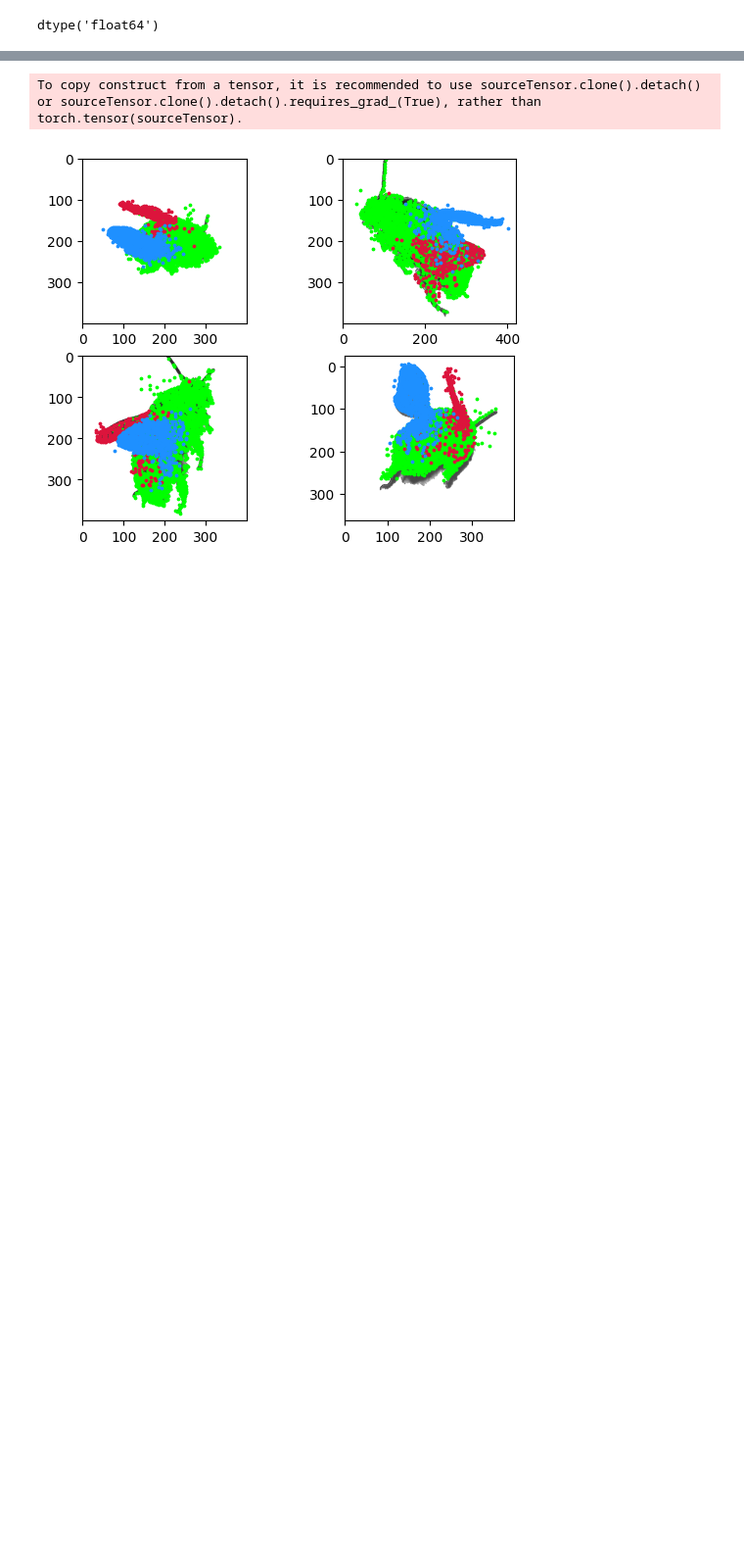
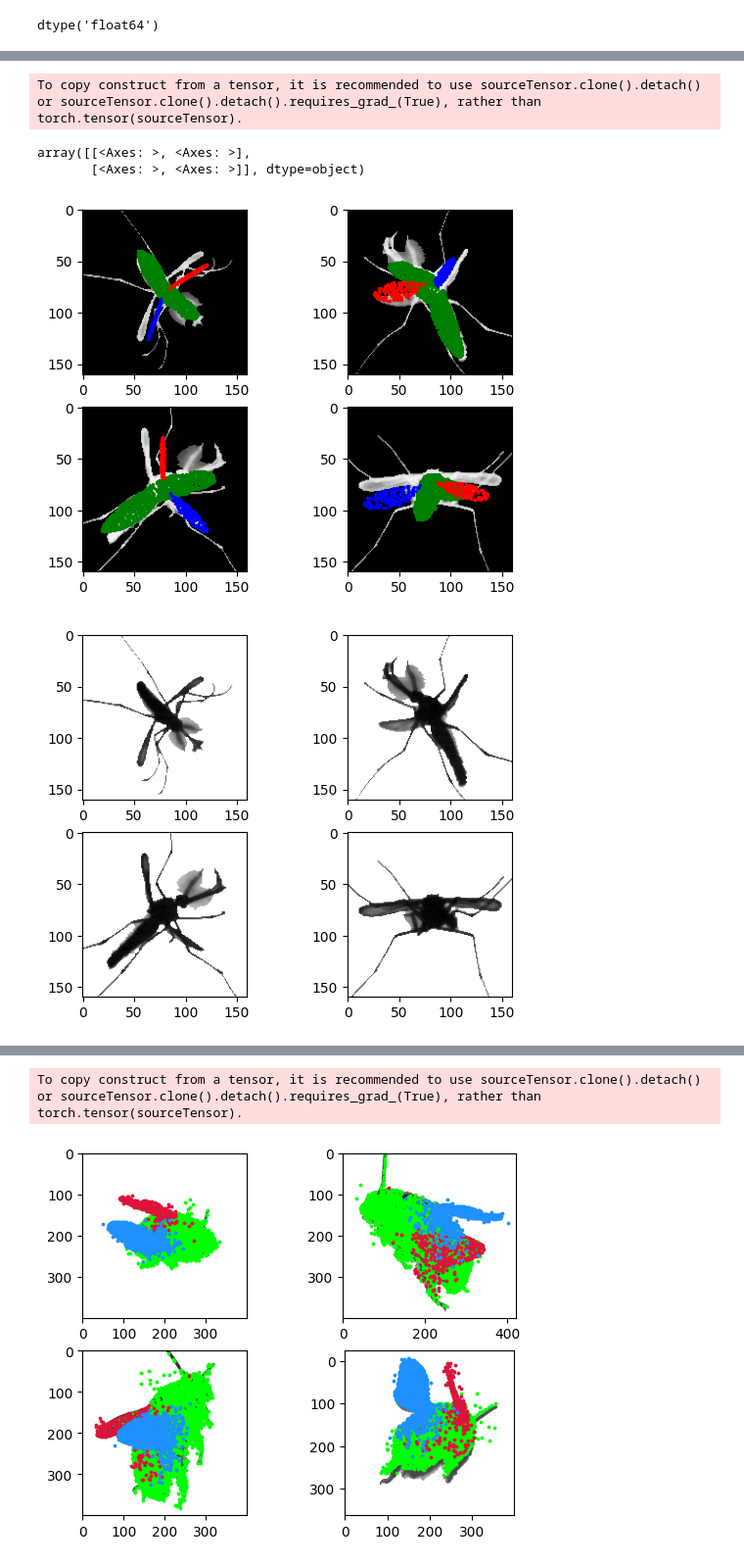
Before and after one commit to shuiit/model_gaussian_splatting, a Jupyter notebook: model/run_model.ipynb, the cells around one changed output, grey strips where cells are left out. Shown: that part at 98% size. Cells and saved outputs as stored; diff of their text form; code cells hidden in the pictures; blank space fills up the shorter version.

```diff
--- a/model/run_model.ipynb
+++ b/model/run_model.ipynb
@@ -230,2 +422,63 @@ To copy construct from a tensor, it is recommended to use sourceTensor.clone().d
+# %%
+# bod = nominal_initial_angles[mov_frame]['body_angles']
+# bod[0] = 180
+
+import Plotters
+body_angles = torch.tensor([-80.0,0,20.0],device='cuda')
+body_angles[2] = -body_angles[2]
+
+right_wing_angles = torch.tensor([20,-90.0,-0.0],device='cuda')
+
+# right_wing_angles[1] = 127
+right_wing_angles_joint1 = torch.tensor(0.0).cuda()
+right_wing_angles_joint2 = torch.tensor(0.0).cuda()
+right_wing_twist_joint1 = torch.tensor(-0.0).cuda()
+right_wing_twist_joint2 = torch.tensor(-0.0).cuda()
+
+
+
+left_wing_angles = torch.tensor([0,0,0,0],device='cuda')
+# left_wing_angles[1] = 73-180
+left_wing_angles = torch.tensor([-20,-90.0,15.0],device='cuda')
+
+left_wing_angles_center = torch.tensor([0,0,-0.0],device='cuda')
+left_wing_angles_joint1 = torch.tensor(-0.0).cuda()
+left_wing_angles_joint2 = torch.tensor(-0.0).cuda()
+left_wing_twist_joint1 = torch.tensor(0.0).cuda()
+left_wing_twist_joint2 = torch.tensor(0.0).cuda()
+
+thorax_ang=  torch.tensor(-20.0).cuda()
+
+
+
+cm_point_lab_t = cm_point_lab
+
+means3D = model_utils.transform_pose(skin,weights,body_angles,list_joints_pitch_update,joint_list,bones,cm_point_lab_t,right_wing_angles,
+                   left_wing_angles,right_wing_angles_joint1,left_wing_angles_joint1,
+                   right_wing_twist_joint1,left_wing_twist_joint1,right_wing_angles_joint2,left_wing_angles_joint2,
+                   right_wing_twist_joint2,left_wing_twist_joint2, thorax_ang)
+means3D_ew = torch.tensor(torch.tensor(ew_to_lab.T).cuda().float() @ means3D.T,device='cuda').float().T
+
+body_ew = means3D_ew[:body.ptcloud_skin.shape[0],:]
+rw_ew = means3D_ew[body.ptcloud_skin.shape[0]:body.ptcloud_skin.shape[0]+right_wing.ptcloud_skin.shape[0],:]
+lw_ew = means3D_ew[body.ptcloud_skin.shape[0]+right_wing.ptcloud_skin.shape[0]:body.ptcloud_skin.shape[0]+right_wing.ptcloud_skin.shape[0] + left_wing.ptcloud_skin.shape[0],:]
+
+
+body_model = means3D[:body.ptcloud_skin.shape[0],:]
+rw_model = means3D[body.ptcloud_skin.shape[0]:body.ptcloud_skin.shape[0]+right_wing.ptcloud_skin.shape[0],:]
+lw_model = means3D[body.ptcloud_skin.shape[0]+right_wing.ptcloud_skin.shape[0]:body.ptcloud_skin.shape[0]+right_wing.ptcloud_skin.shape[0] + left_wing.ptcloud_skin.shape[0],:]
+
+
+ax = Plotters.plot_projections(body_ew[::1,:].cpu(),frames_per_cam, color = 'green')
+ax = Plotters.plot_projections(rw_ew[::10,:].cpu(),frames_per_cam, color = 'red', ax = ax)
+ax = Plotters.plot_projections(lw_ew[::10,:].cpu(),frames_per_cam, color = 'blue', ax = ax)
+
+Plotters.plot_images(frames_per_cam, ax = None)
+# %% [output]
+To copy construct from a tensor, it is recommended to use sourceTensor.clone().detach() or sourceTensor.clone().detach().requires_grad_(True), rather than torch.tensor(sourceTensor).
+array([[<Axes: >, <Axes: >],
+       [<Axes: >, <Axes: >]], dtype=object)
+[figure, added]
+[figure, added]
 # %%
 
```
Also changed, not shown: parts of 10 cells of this notebook, 20 other files.
